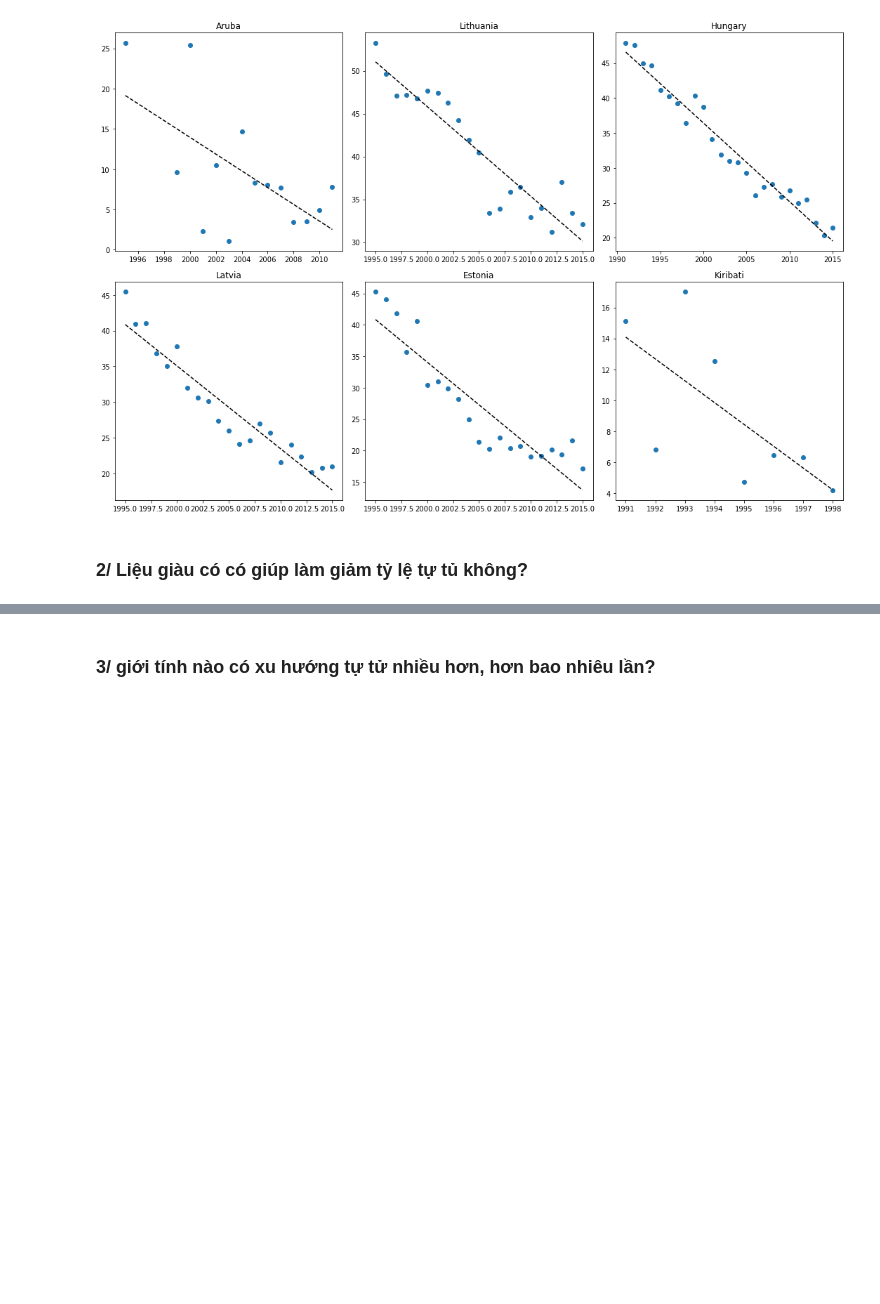
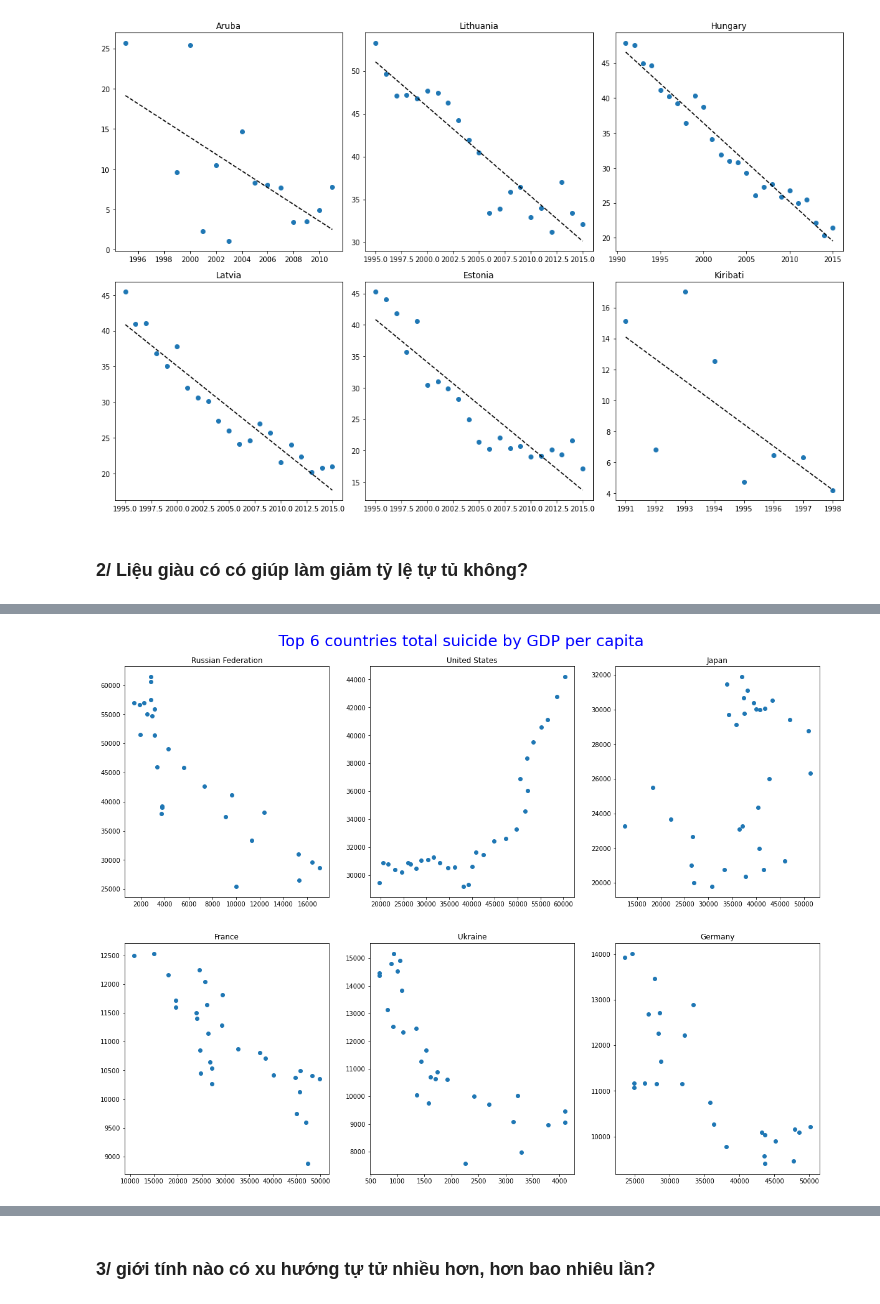
Before and after one commit to huynguyen1999/FinalProject-P4DS, a Jupyter notebook: 1712496-1712556.ipynb, the cells around one changed output, grey strips where cells are left out. Saved outputs shown, nothing was run; the diff lists cells and outputs as text; code cells hidden in the pictures; blank space fills up the shorter version.

```diff
--- a/1712496-1712556.ipynb
+++ b/1712496-1712556.ipynb
@@ -396,0 +473,18 @@ plt.tight_layout()
+# %%
+
+plt.figure(figsize=(20, 15))
+for index, column in enumerate(country):
+    plt.subplot(2, 3, index+1)
+    df = suicide_df.groupby(by=['country','year','gdp_per_capita']).agg({'suicides_no': 'sum'})
+    df.columns = ["total_suicide"]
+    df.reset_index(inplace=True)
+    # data_grp_gdp
+    df = df[df['country'] == column]
+    plt.scatter(df['gdp_per_capita'],df['total_suicide'])
+    plt.xlabel='gdp_per_capita'
+    plt.title(f"{column}")
+
+plt.figtext(.5,.91,'Top 6 countries total suicide by GDP per capita', color='b', fontsize=25, ha='center')
+plt.show()
+# %% [output]
+[figure, added]
```
Also changed, not shown: parts of 15 cells of this notebook.
